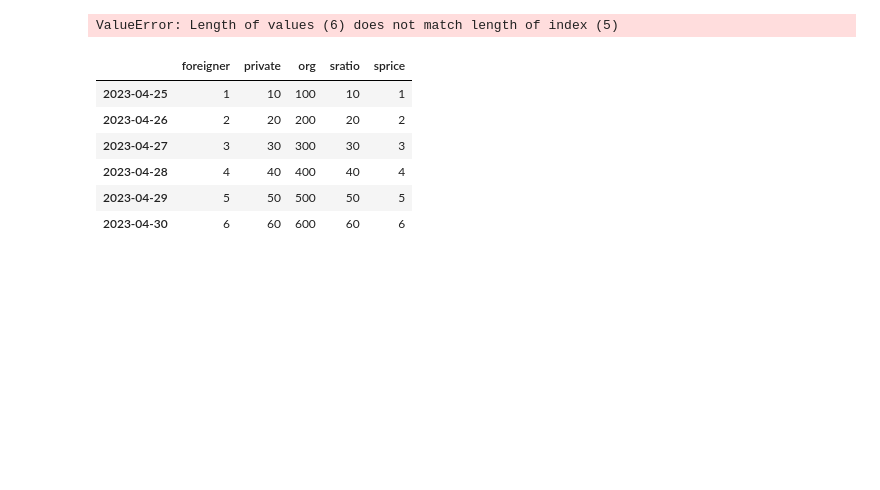
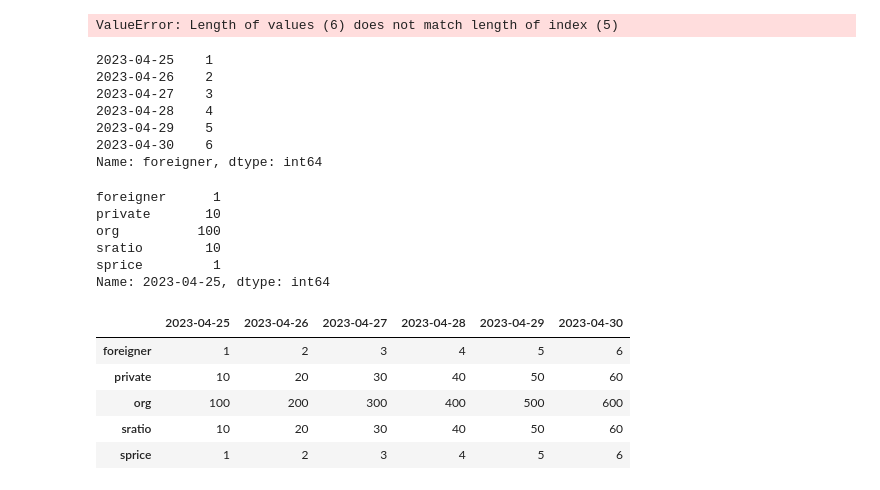
Before and after one commit to smddlswn/python230424, a Jupyter notebook: DemoPandas.ipynb, the cells around one changed output. Drawn from its saved outputs; the diff is of its cells as text; code cells hidden in the pictures; blank space fills up the shorter version.

```diff
--- a/DemoPandas.ipynb
+++ b/DemoPandas.ipynb
@@ -116,13 +116,33 @@ ValueError: Length of values (6) does not match length of index (5)
 frame2 = DataFrame(data,
                    columns=["foreigner","private","org","sratio","sprice"],
                    index=["2023-04-25","2023-04-26","2023-04-27","2023-04-28","2023-04-29","2023-04-30"])
-
-frame2
+# frame2
+#컬럼 기준 슬라이싱
+frame2["foreigner"]
 # %% [output]
-|  | foreigner | private | org | sratio | sprice |
-| 2023-04-25 | 1 | 10 | 100 | 10 | 1 |
-| 2023-04-26 | 2 | 20 | 200 | 20 | 2 |
-| 2023-04-27 | 3 | 30 | 300 | 30 | 3 |
-| 2023-04-28 | 4 | 40 | 400 | 40 | 4 |
-| 2023-04-29 | 5 | 50 | 500 | 50 | 5 |
-| 2023-04-30 | 6 | 60 | 600 | 60 | 6 |
+2023-04-25    1
+2023-04-26    2
+2023-04-27    3
+2023-04-28    4
+2023-04-29    5
+2023-04-30    6
+Name: foreigner, dtype: int64
+# %%
+#행단위로 슬라이싱 (location)
+frame2.loc["2023-04-25"]
+# %% [output]
+foreigner      1
+private       10
+org          100
+sratio        10
+sprice         1
+Name: 2023-04-25, dtype: int64
+# %%
+frame2.T
+# %% [output]
+|  | 2023-04-25 | 2023-04-26 | 2023-04-27 | 2023-04-28 | 2023-04-29 | 2023-04-30 |
+| foreigner | 1 | 2 | 3 | 4 | 5 | 6 |
+| private | 10 | 20 | 30 | 40 | 50 | 60 |
+| org | 100 | 200 | 300 | 400 | 500 | 600 |
+| sratio | 10 | 20 | 30 | 40 | 50 | 60 |
+| sprice | 1 | 2 | 3 | 4 | 5 | 6 |
```
Also changed, not shown: parts of 6 cells of this notebook, 8 other files.
